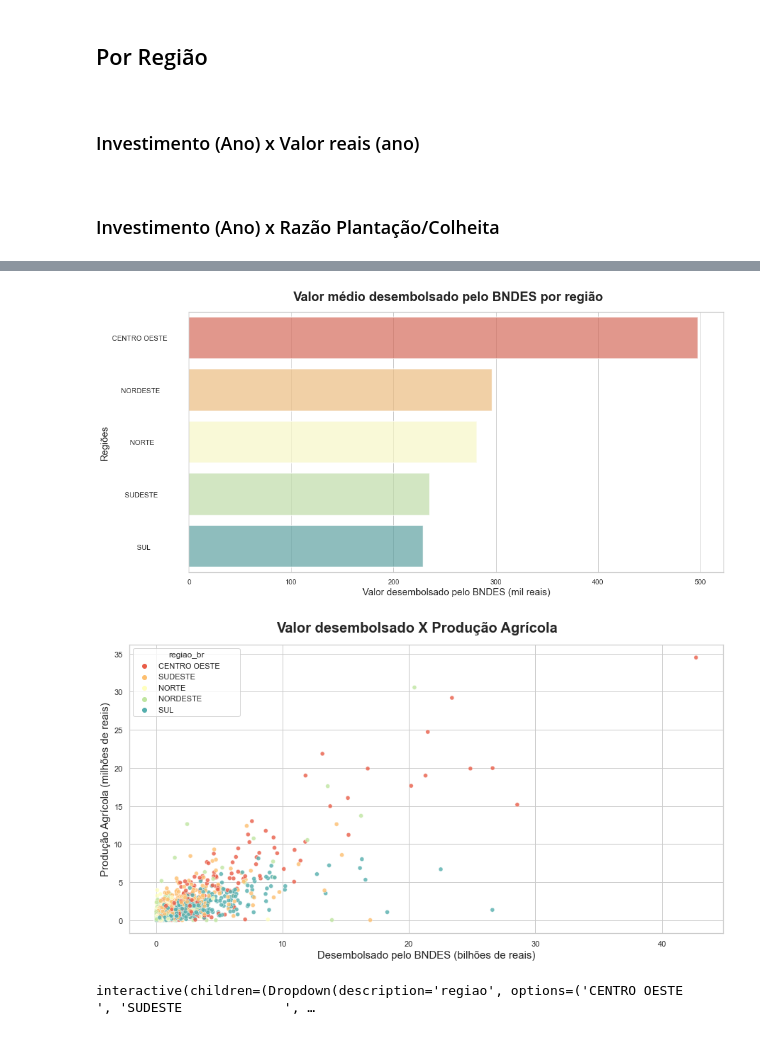
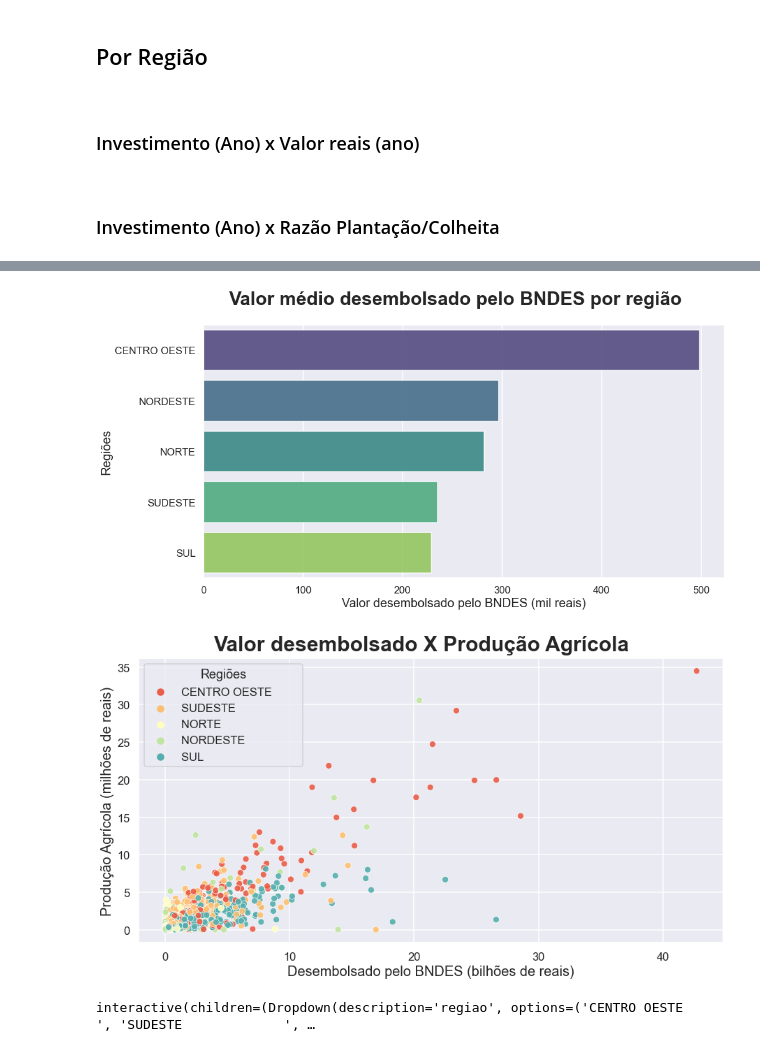
Before and after one commit to EricaFer/BNDES, a Jupyter notebook: Analysis/Analysis_1/analysis_mun.ipynb, the cells around one changed output, grey strips where cells are left out. Saved outputs shown, nothing was run; the diff lists cells and outputs as text; code cells hidden in the pictures.

Commit message:
fix: better graph visualization

```diff
--- a/Analysis/Analysis_1/analysis_mun.ipynb
+++ b/Analysis/Analysis_1/analysis_mun.ipynb
@@ -61,6 +60,6 @@ pam.head()
 # %%
 # Junta PAM e Dados de LOcalização do IBGE
-df = df_loc.merge(pam,left_on='Código Município Completo',right_on='codigo_municipio',how='inner')
+df = df_loc.merge(pam,left_on='Código Município Completo',right_on='municipio_codigo',how='inner')
 
 # Torna os dados de desembolso compatíveis com os dados externos
 desembolso = desembolso[((desembolso['setor_bndes'] == 'AGROPECUÁRIA') & (desembolso.ano.astype(int) <= 2019) & (desembolso.ano.astype(int) >= 1997))]
@@ -71,10 +70,10 @@ desembolso = desembolso[["municipio", "uf", "municipio_codigo", "desembolsos_rea
                 .reset_index()
 
 # Junta esses dados com o Desembolsos
-df = desembolso.merge(df,left_on='municipio_codigo',right_on='codigo_municipio',how='inner')
+df = desembolso.merge(df,left_on='municipio_codigo',right_on='municipio_codigo',how='inner')
 
 # Retirando colunas repetidas
-df.drop(columns = ['uf','UF','Município','Código Município Completo','codigo_municipio'], axis = 1, inplace = True)
+df.drop(columns = ['uf','UF','Município','Código Município Completo'], axis = 1, inplace = True)
 
 df.head()
 # %% [output]
@@ -144,64 +143,70 @@ df_estado.head()
 | 3 | Amazonas | NORTE | 2,220,324.00 | 4692 | 645,329,299.49 | 2,094,973.00 | 12,319,681.00 |
 | 4 | Bahia | NORDESTE | 97,425,605.00 | 396060 | 129,397,268,666.70 | 92,401,639.00 | 221,659,856.00 |
 # %%
-sns.set_theme(style="whitegrid")
+sns.set_theme(style="darkgrid")
+
+sns.set_context("talk")
 
 fig, ax = plt.subplots(figsize = (15,7.5))
 
 ax = sns.barplot(data = df_regiao,
                 x = df_regiao.desembolso_sum / (df_regiao.desembolso_count * 10 ** 3),
-                y = df_regiao.regiao_br,
-                palette = "Spectral",
-                alpha = .7,
+                y = df_regiao.regiao_br.str.strip(),
+                palette = "viridis",
+                alpha = .85,
                 linewidth = 1.5,
                 orient = 'h')
 
 ax.set_xlabel('Valor desembolsado pelo BNDES (mil reais)',
-                  fontsize = 15,
-                  y = 0.2)
+                  fontsize = 20,
+                  y = -0.3)
 
 ax.set_ylabel('Regiões',
-                fontsize = 15,
+                fontsize = 20,
                 y = 0.5)
 
 fig.suptitle('Valor médio desembolsado pelo BNDES por região',
-                fontsize = 20,
+                fontsize = 30,
                 fontweight = 'bold',
-                y = 0.94);
+                y = 0.98);
 
 plt.savefig('./plots/desembolso_medio_regiao.png', bbox_inches = 'tight', pad_inches = 0.1)
 # %% [output]
-[figure, old version]
+[figure, new version]
 # %%
-sns.set_theme(style="whitegrid")
+sns.set_theme(style="darkgrid")
+
+sns.set_context("talk")
 
 fig, ax = plt.subplots(figsize = (15,7.5))
 
 ax = sns.scatterplot(x = df_municipio.desembolso_sum / (10 ** 9),
                      y = df_municipio.valor_reais / (10 ** 6),
                      hue=df_municipio.regiao_br,
-                     alpha=.8,
+                     alpha=.9,
                      palette= 'Spectral')
 
 ax.set_xlabel('Desembolsado pelo BNDES (bilhões de reais)',
-                  fontsize = 15,
+                  fontsize = 20,
                   y = 0.5,)
 
 ax.set_ylabel('Produção Agrícola (milhões de reais)',
-                fontsize = 15,
+                fontsize = 20,
                 y = 0.5)
 
 fig.suptitle('Valor desembolsado X Produção Agrícola',
-                fontsize = 20,
+                fontsize = 30,
                 fontweight = 'bold',
                 y = 0.94)
+
+ax.legend(loc = 2, fancybox = True, title = 'Regiões')
 
 plt.ticklabel_format(style='plain', axis='y')
 plt.ticklabel_format(style='plain', axis='x')
 
 plt.savefig('./plots/desembolso_vs_prod_agricola.png', bbox_inches = 'tight', pad_inches = 0.1)
 # %% [output]
-[figure, old version]
+[figure, new version]
 # %%
 def corr_regiao(regiao):
 
```
Also changed, not shown: parts of 5 cells of this notebook, 14 other files.
